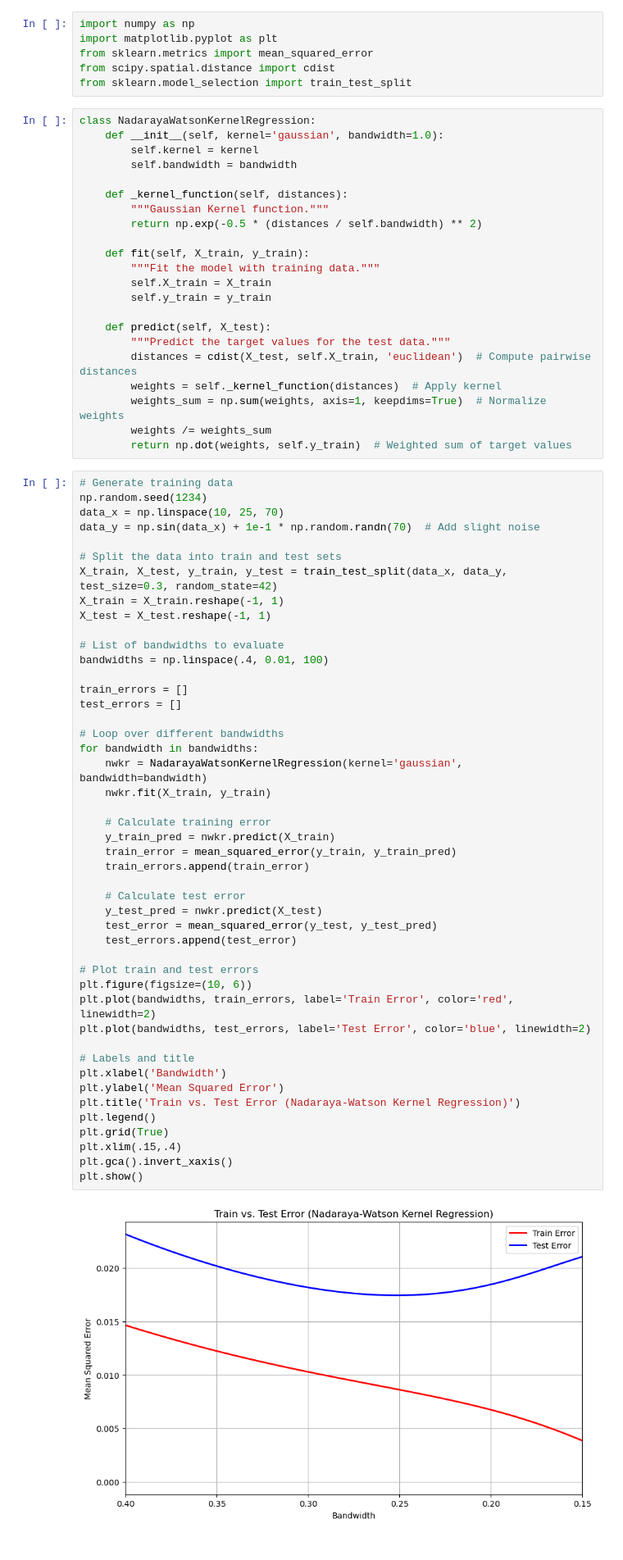
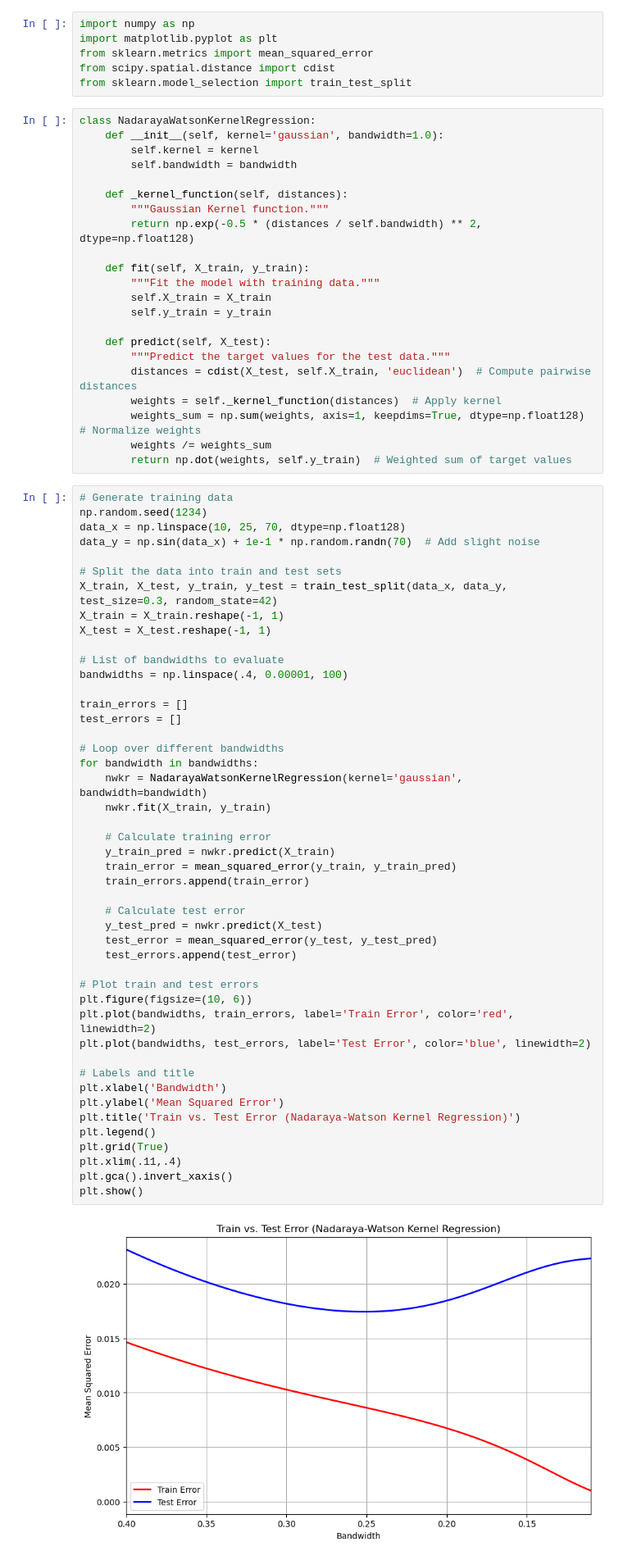
Before and after one commit to goli3148/Regression, a Jupyter notebook: notebook/3_Bias_Variance_Tradeff.ipynb, the cells around one changed output. Shown at 82% size. Saved outputs shown, nothing was run; the diff lists cells and outputs as text.

```diff
--- a/notebook/3_Bias_Variance_Tradeff.ipynb
+++ b/notebook/3_Bias_Variance_Tradeff.ipynb
@@ -12,7 +12,7 @@ class NadarayaWatsonKernelRegression:
 
     def _kernel_function(self, distances):
         """Gaussian Kernel function."""
-        return np.exp(-0.5 * (distances / self.bandwidth) ** 2)
+        return np.exp(-0.5 * (distances / self.bandwidth) ** 2, dtype=np.float128)
 
     def fit(self, X_train, y_train):
         """Fit the model with training data."""
@@ -23,13 +23,13 @@ class NadarayaWatsonKernelRegression:
         """Predict the target values for the test data."""
         distances = cdist(X_test, self.X_train, 'euclidean')  # Compute pairwise distances
         weights = self._kernel_function(distances)  # Apply kernel
-        weights_sum = np.sum(weights, axis=1, keepdims=True)  # Normalize weights
+        weights_sum = np.sum(weights, axis=1, keepdims=True, dtype=np.float128)  # Normalize weights
         weights /= weights_sum
         return np.dot(weights, self.y_train)  # Weighted sum of target values
 # %%
 # Generate training data
 np.random.seed(1234)
-data_x = np.linspace(10, 25, 70)
+data_x = np.linspace(10, 25, 70, dtype=np.float128)
 data_y = np.sin(data_x) + 1e-1 * np.random.randn(70)  # Add slight noise
 
 # Split the data into train and test sets
@@ -38,39 +38,39 @@ X_train = X_train.reshape(-1, 1)
 X_test = X_test.reshape(-1, 1)
 
 # List of bandwidths to evaluate
-bandwidths = np.linspace(.4, 0.01, 100)
+bandwidths = np.linspace(.4, 0.00001, 100)
 
 train_errors = []
 test_errors = []
 
 # Loop over different bandwidths
 for bandwidth in bandwidths:
     nwkr = NadarayaWatsonKernelRegression(kernel='gaussian', bandwidth=bandwidth)
     nwkr.fit(X_train, y_train)
 
     # Calculate training error
     y_train_pred = nwkr.predict(X_train)
     train_error = mean_squared_error(y_train, y_train_pred)
     train_errors.append(train_error)
 
     # Calculate test error
     y_test_pred = nwkr.predict(X_test)
     test_error = mean_squared_error(y_test, y_test_pred)
     test_errors.append(test_error)
 
 # Plot train and test errors
 plt.figure(figsize=(10, 6))
 plt.plot(bandwidths, train_errors, label='Train Error', color='red', linewidth=2)
 plt.plot(bandwidths, test_errors, label='Test Error', color='blue', linewidth=2)
 
 # Labels and title
 plt.xlabel('Bandwidth')
 plt.ylabel('Mean Squared Error')
 plt.title('Train vs. Test Error (Nadaraya-Watson Kernel Regression)')
 plt.legend()
 plt.grid(True)
-plt.xlim(.15,.4)
+plt.xlim(.11,.4)
 plt.gca().invert_xaxis()
 plt.show()
 # %% [output]
-[figure, old version]
+[figure, new version]
```
Also changed, not shown: 1 other file.
